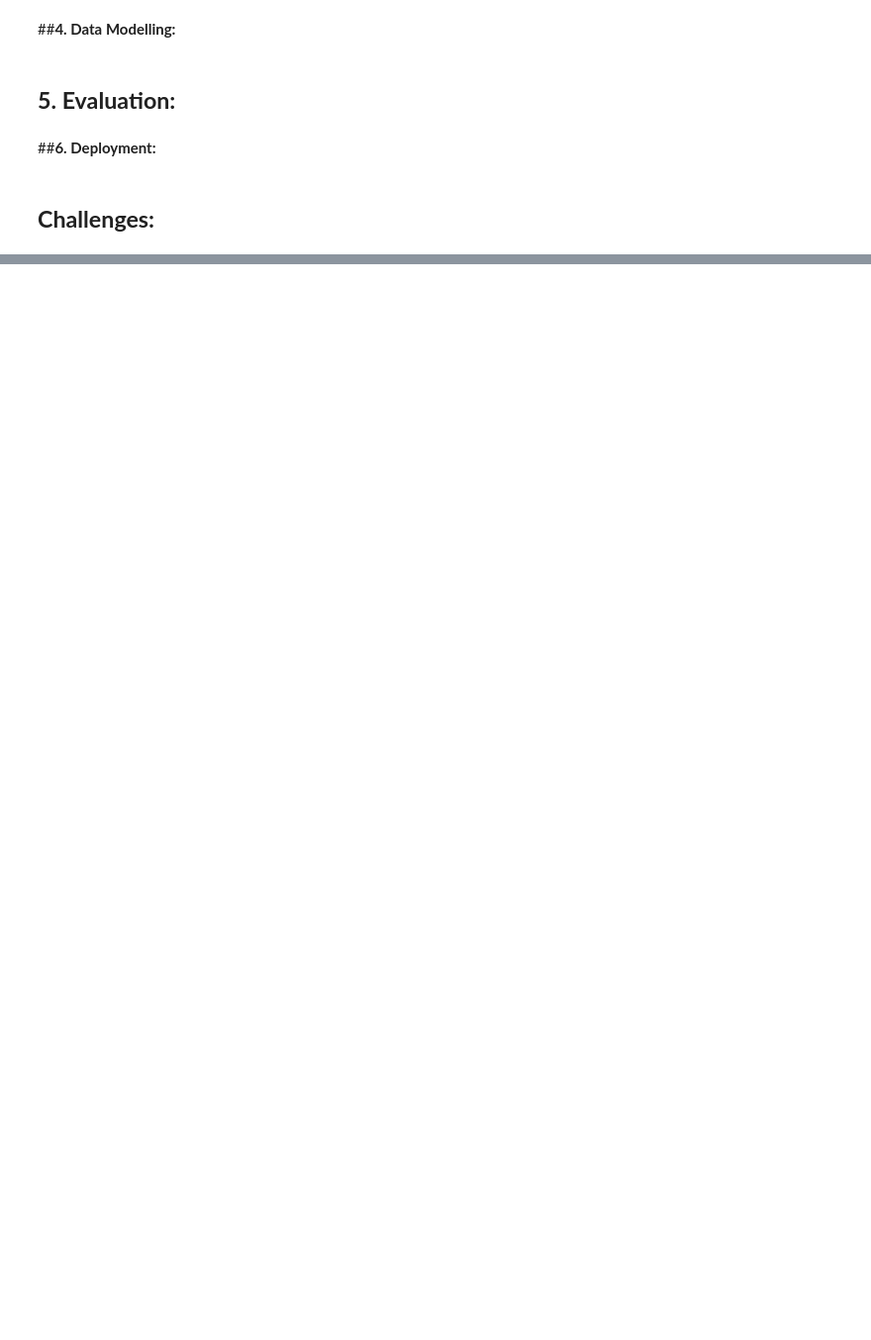
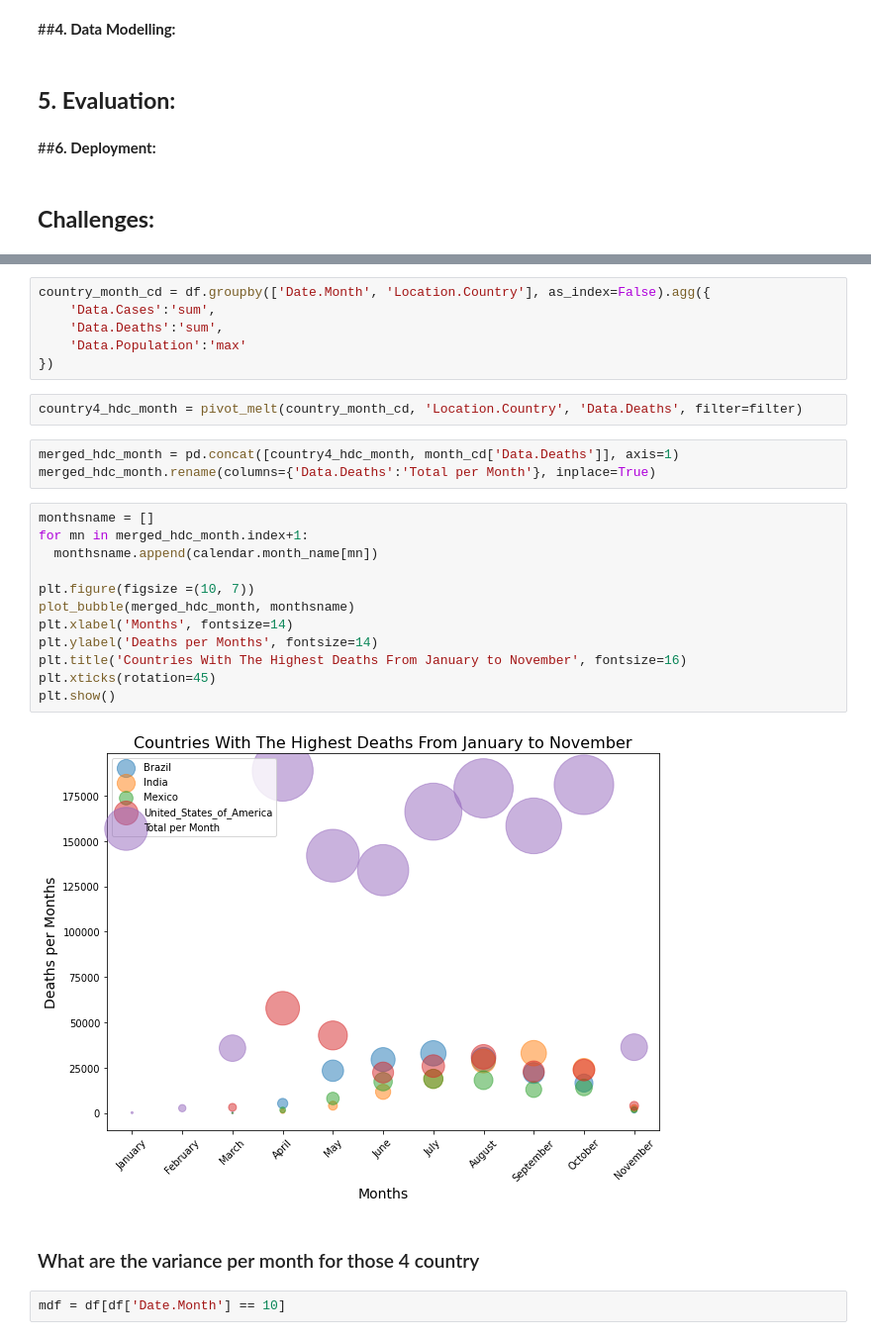
Before and after one commit to raulFuzita/cct_data_visualisation_communication, a Jupyter notebook: DVC_CA_Marina.ipynb, the cells around one changed output, grey strips where cells are left out. Shown: that part at 99% size. Drawn from its saved outputs; the diff is of its cells as text; blank space fills up the shorter version.

```diff
--- a/DVC_CA_Marina.ipynb
+++ b/DVC_CA_Marina.ipynb
@@ -173,0 +507,29 @@ The Covid situation is a very sensitive topic and every nation has dealt with it
+# %%
+country_month_cd = df.groupby(['Date.Month', 'Location.Country'], as_index=False).agg({
+    'Data.Cases':'sum',
+    'Data.Deaths':'sum',
+    'Data.Population':'max'
+})
+# %%
+country4_hdc_month = pivot_melt(country_month_cd, 'Location.Country', 'Data.Deaths', filter=filter)
+# %%
+merged_hdc_month = pd.concat([country4_hdc_month, month_cd['Data.Deaths']], axis=1)
+merged_hdc_month.rename(columns={'Data.Deaths':'Total per Month'}, inplace=True)
+# %%
+monthsname = []
+for mn in merged_hdc_month.index+1:
+  monthsname.append(calendar.month_name[mn])
+
+plt.figure(figsize =(10, 7))
+plot_bubble(merged_hdc_month, monthsname)
+plt.xlabel('Months', fontsize=14)
+plt.ylabel('Deaths per Months', fontsize=14)
+plt.title('Countries With The Highest Deaths From January to November', fontsize=16)
+plt.xticks(rotation=45)
+plt.show()
+# %% [output]
+[figure, added]
+# %% [markdown]
+### What are the variance per month for those 4 country
+# %%
+mdf = df[df['Date.Month'] == 10]
```
Also changed, not shown: parts of 61 cells of this notebook.
